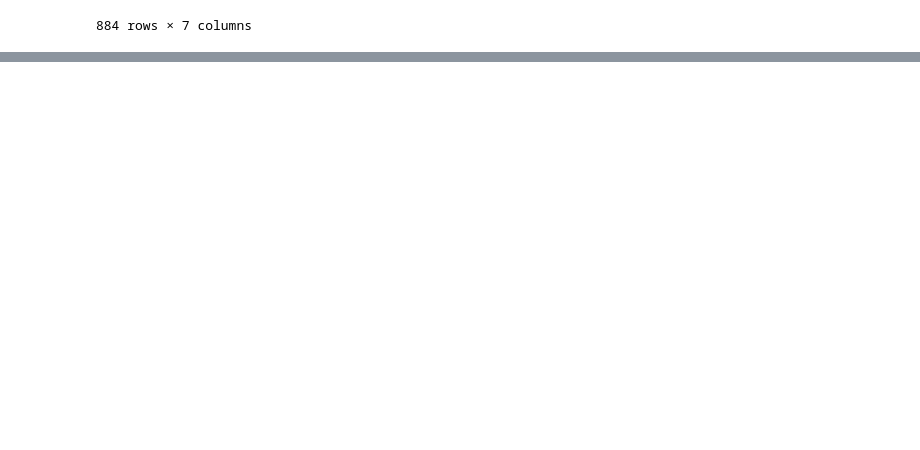
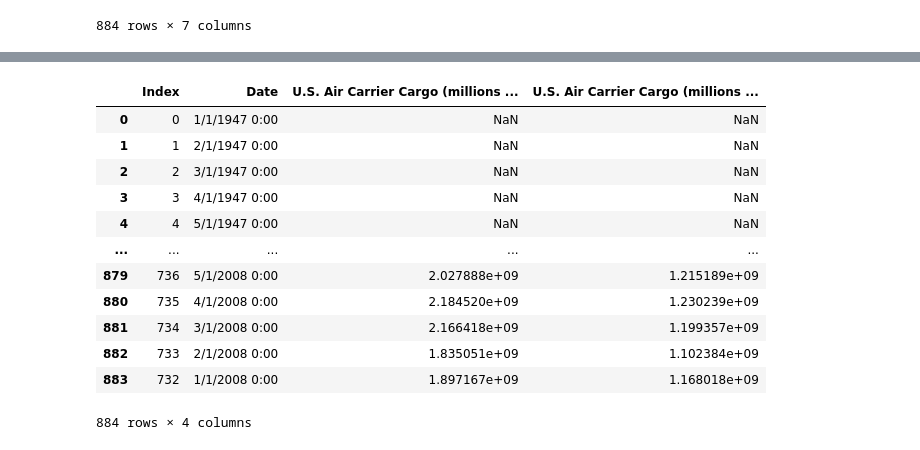
Before and after one commit to RBLevine/ETL-Project, a Jupyter notebook: CSVCleanUp/CSV_Cleanup_Final.ipynb, the cells around one changed output, grey strips where cells are left out. Drawn from its saved outputs; the diff is of its cells as text; code cells hidden in the pictures; blank space fills up the shorter version.

```diff
--- a/CSVCleanUp/CSV_Cleanup_Final.ipynb
+++ b/CSVCleanUp/CSV_Cleanup_Final.ipynb
@@ -291,0 +323,18 @@ US_Air_df
+# %%
+# Create second table from US_Air
+carrierCargo=US_Air[["Index","Date","U.S. Air Carrier Cargo (millions of revenue ton-miles) - International","U.S. Air Carrier Cargo (millions of revenue ton-miles) - Domestic"]]
+carrierCargo
+# %% [output]
+|  | Index | Date | U.S. Air Carrier Cargo (millions ... | U.S. Air Carrier Cargo (millions ... |
+| 0 | 0 | 1/1/1947 0:00 | NaN | NaN |
+| 1 | 1 | 2/1/1947 0:00 | NaN | NaN |
+| 2 | 2 | 3/1/1947 0:00 | NaN | NaN |
+| 3 | 3 | 4/1/1947 0:00 | NaN | NaN |
+| 4 | 4 | 5/1/1947 0:00 | NaN | NaN |
+| ... | ... | ... | ... | ... |
+| 879 | 736 | 5/1/2008 0:00 | 2.027888e+09 | 1.215189e+09 |
+| 880 | 735 | 4/1/2008 0:00 | 2.184520e+09 | 1.230239e+09 |
+| 881 | 734 | 3/1/2008 0:00 | 2.166418e+09 | 1.199357e+09 |
+| 882 | 733 | 2/1/2008 0:00 | 1.835051e+09 | 1.102384e+09 |
+| 883 | 732 | 1/1/2008 0:00 | 1.897167e+09 | 1.168018e+09 |
+884 rows × 4 columns
```
Also changed, not shown: parts of 9 cells of this notebook, 4 other files.
